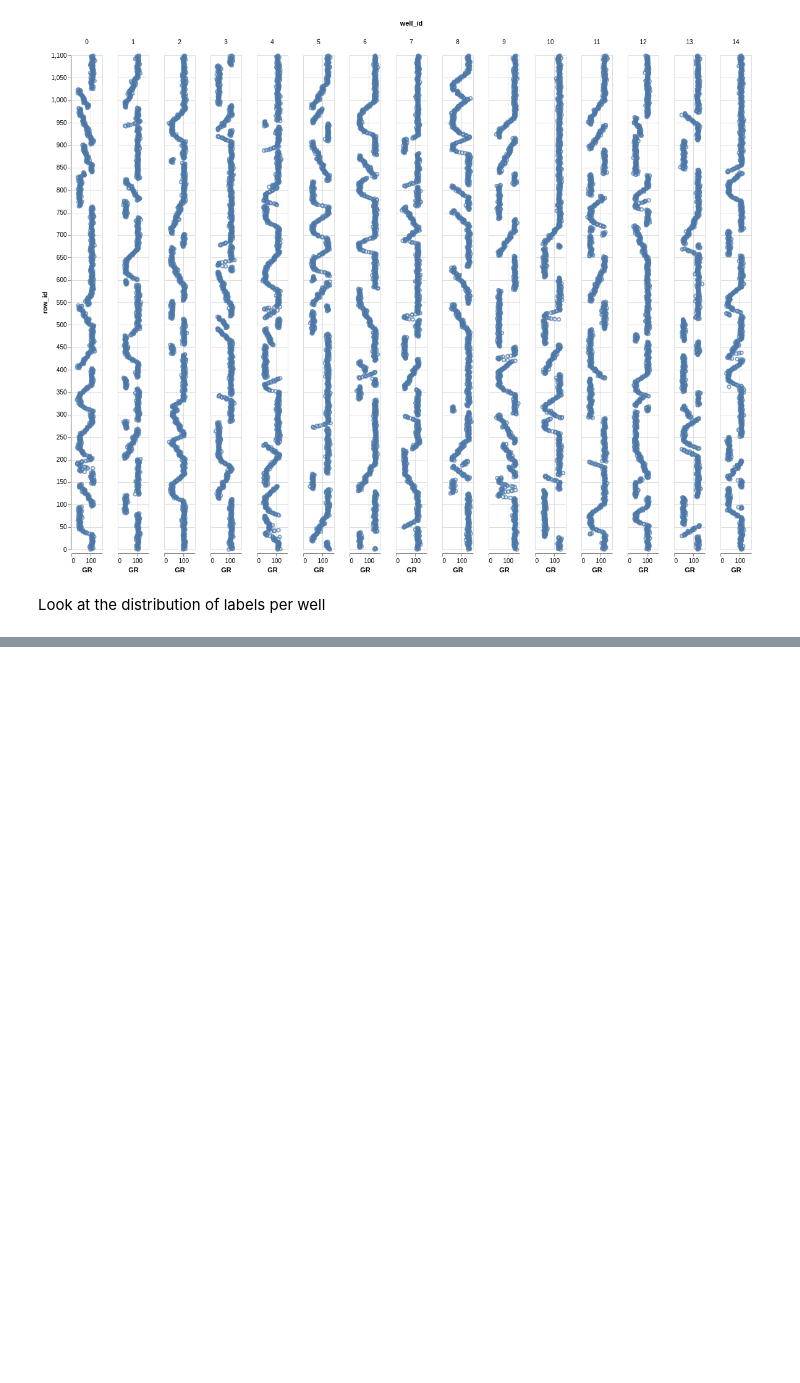
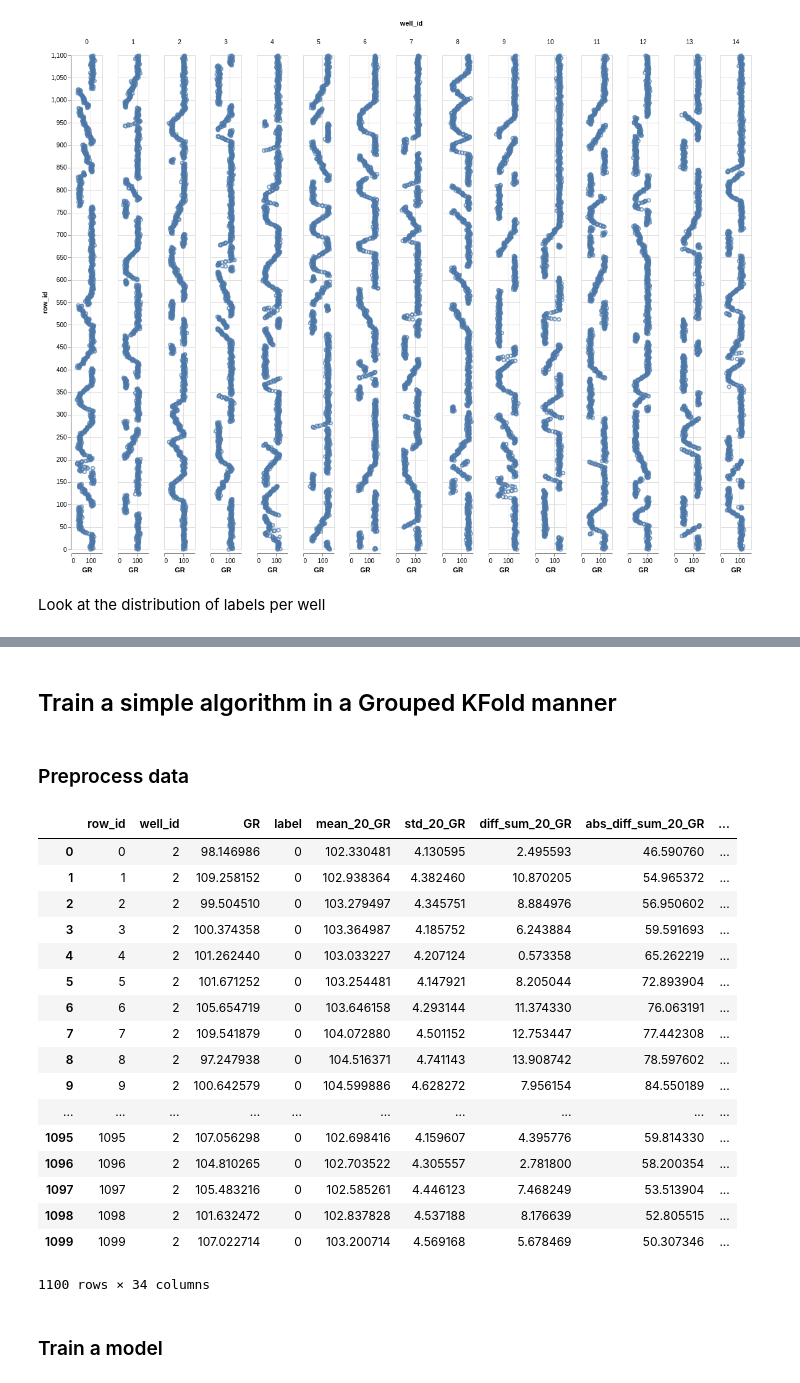
Before and after one commit to AntonBiryukovUofC/gamma_log_classification, a Jupyter notebook: notebooks/eda.ipynb, the cells around one changed output, grey strips where cells are left out. Saved outputs shown, nothing was run; the diff lists cells and outputs as text; code cells hidden in the pictures; blank space fills up the shorter version.

```diff
--- a/notebooks/eda.ipynb
+++ b/notebooks/eda.ipynb
@@ -68,0 +61,44 @@ pd.get_dummies(df_train['label'],prefix='lab')
+# %%
+from sklearn.linear_model import LinearRegression
+def diff_sum(x):
+    res = np.diff(x).sum()
+    return res
+def abs_diff_sum(x):
+    res = np.abs(np.diff(x)).sum()
+    return res
+
+def rolling_slope(x):
+    model_ols =LinearRegression()
+    idx=np.arange(x.shape[0])
+    model_ols.fit(idx.reshape(-1, 1), x.reshape(-1, 1))
+    res = model_ols.coef_[0]
+    return res
+
+
+def apply_rolling_functions(df,col='GR',window=10,func ={'mean':np.mean,'std':np.std,'diff_sum':diff_sum,'abs_diff_sum':abs_diff_sum,'slope':rolling_slope}):
+    names =[]
+    for k,v in func.items():
+        series = df[col].rolling(window=window,center=True,min_periods=1).apply(v,raw=True)
+        colname = f'{k}_{window}_{col}'
+        df.loc[:,colname] = series.values
+        names.append(colname)
+    df.index = np.arange(df.shape[0])
+    return df[names]
+def preprocess_a_well(df_well):
+    df_feats_w20 = apply_rolling_functions(df_well,window=20)
+    df_feats_w60 = apply_rolling_functions(df_well,window=60)
+    df_feats_w150 = apply_rolling_functions(df_well,window=150)
+    df_feats = pd.concat([df_well,df_feats_w20,df_feats_w60,df_feats_w150],axis=1)
+    return df_feats
+# %% [markdown]
+## Train a simple algorithm in a Grouped KFold manner
+# %% [markdown]
+### Preprocess data
+# %%
+import tqdm
+df_well_list = []
+wells = df_train['well_id'].unique().tolist()[:50]
+for w in tqdm.tqdm(wells):
+    df_well = df_train[df_train['well_id'] == w]
+    df_new = preprocess_a_well(df_well.copy())
+    df_well_list.append(df_new.copy())
@@ -68,0 +108,23 @@ pd.get_dummies(df_train['label'],prefix='lab')
+# %%
+df_well_list[2]
+# %% [output]
+|  | row_id | well_id | GR | label | mean_20_GR | std_20_GR | diff_sum_20_GR | abs_diff_sum_20_GR | ... |
+| 0 | 0 | 2 | 98.146986 | 0 | 102.330481 | 4.130595 | 2.495593 | 46.590760 | ... |
+| 1 | 1 | 2 | 109.258152 | 0 | 102.938364 | 4.382460 | 10.870205 | 54.965372 | ... |
+| 2 | 2 | 2 | 99.504510 | 0 | 103.279497 | 4.345751 | 8.884976 | 56.950602 | ... |
+| 3 | 3 | 2 | 100.374358 | 0 | 103.364987 | 4.185752 | 6.243884 | 59.591693 | ... |
+| 4 | 4 | 2 | 101.262440 | 0 | 103.033227 | 4.207124 | 0.573358 | 65.262219 | ... |
+| 5 | 5 | 2 | 101.671252 | 0 | 103.254481 | 4.147921 | 8.205044 | 72.893904 | ... |
+| 6 | 6 | 2 | 105.654719 | 0 | 103.646158 | 4.293144 | 11.374330 | 76.063191 | ... |
+| 7 | 7 | 2 | 109.541879 | 0 | 104.072880 | 4.501152 | 12.753447 | 77.442308 | ... |
+| 8 | 8 | 2 | 97.247938 | 0 | 104.516371 | 4.741143 | 13.908742 | 78.597602 | ... |
+| 9 | 9 | 2 | 100.642579 | 0 | 104.599886 | 4.628272 | 7.956154 | 84.550189 | ... |
+| ... | ... | ... | ... | ... | ... | ... | ... | ... | ... |
+| 1095 | 1095 | 2 | 107.056298 | 0 | 102.698416 | 4.159607 | 4.395776 | 59.814330 | ... |
+| 1096 | 1096 | 2 | 104.810265 | 0 | 102.703522 | 4.305557 | 2.781800 | 58.200354 | ... |
+| 1097 | 1097 | 2 | 105.483216 | 0 | 102.585261 | 4.446123 | 7.468249 | 53.513904 | ... |
+| 1098 | 1098 | 2 | 101.632472 | 0 | 102.837828 | 4.537188 | 8.176639 | 52.805515 | ... |
+| 1099 | 1099 | 2 | 107.022714 | 0 | 103.200714 | 4.569168 | 5.678469 | 50.307346 | ... |
+1100 rows × 34 columns
+# %% [markdown]
+### Train a model
```
Also changed, not shown: parts of 11 cells of this notebook, 1 other file.
